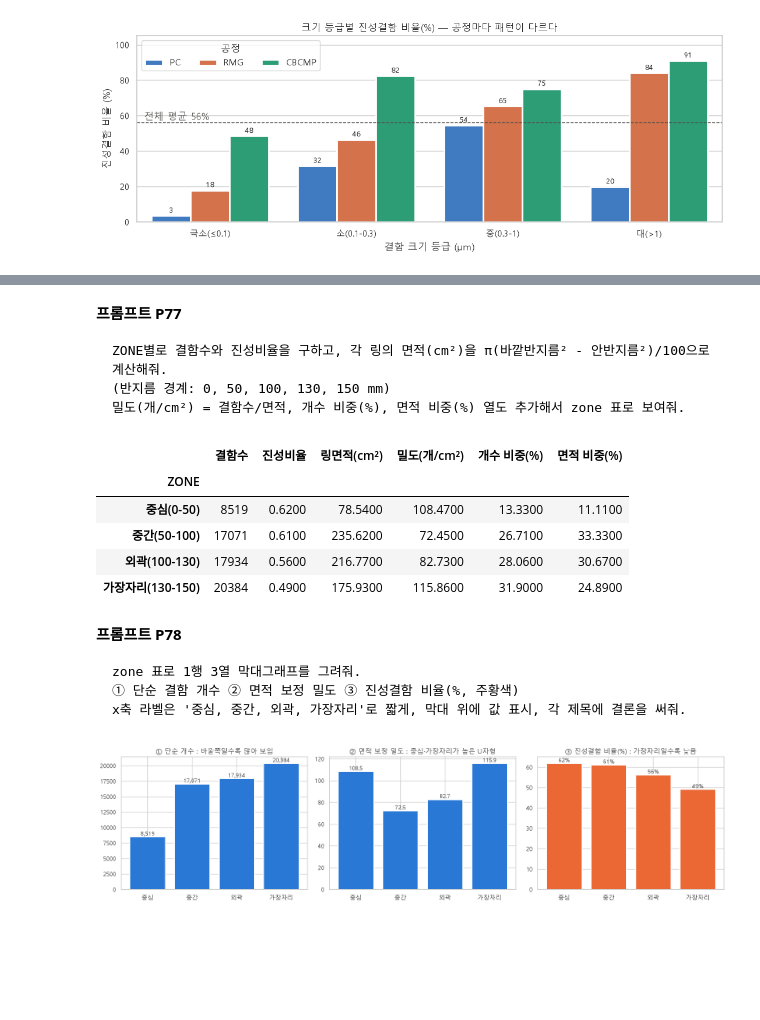
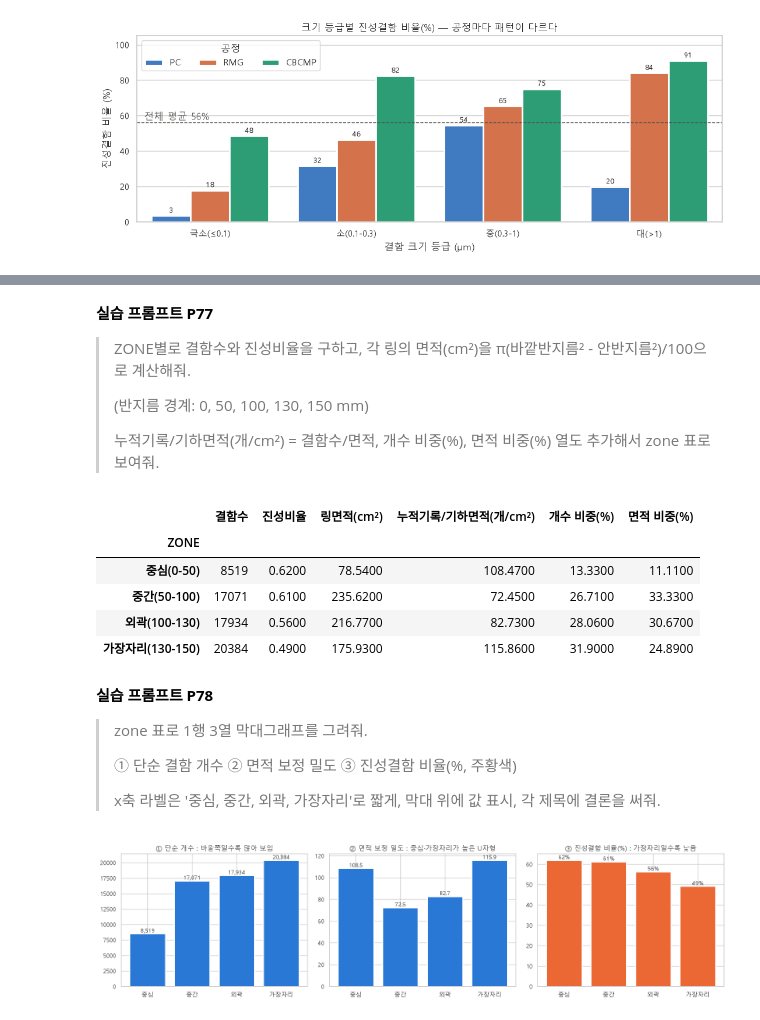
Before and after one commit to Youngpyoryu/Lecture_Note, a Jupyter notebook: 조선이공대/반도체_웨이퍼_EDA_기초통계_A_to_Z_학생용.ipynb, the cells around one changed output, grey strips where cells are left out. Saved outputs shown, nothing was run; the diff lists cells and outputs as text; code cells hidden in the pictures; blank space fills up the shorter version.

````diff
--- a/조선이공대/반도체_웨이퍼_EDA_3일차.ipynb
+++ b/조선이공대/반도체_웨이퍼_EDA_기초통계_A_to_Z_학생용.ipynb
@@ -2469,30 +2407,25 @@ plt.tight_layout(); plt.show()
 # %% [markdown]
-**프롬프트 P77**
-```text
-ZONE별로 결함수와 진성비율을 구하고, 각 링의 면적(cm²)을 π(바깥반지름² - 안반지름²)/100으로 계산해줘.
-(반지름 경계: 0, 50, 100, 130, 150 mm)
-밀도(개/cm²) = 결함수/면적, 개수 비중(%), 면적 비중(%) 열도 추가해서 zone 표로 보여줘.
-```
+**실습 프롬프트 P77**
+
+> ZONE별로 결함수와 진성비율을 구하고, 각 링의 면적(cm²)을 π(바깥반지름² - 안반지름²)/100으로 계산해줘.
+>
+> (반지름 경계: 0, 50, 100, 130, 150 mm)
+>
+> 누적기록/기하면적(개/cm²) = 결함수/면적, 개수 비중(%), 면적 비중(%) 열도 추가해서 zone 표로 보여줘.
 # %%
-bins = [0, 50, 100, 130, 150]
-zone = df.groupby("ZONE", observed=True).agg(결함수=("is_real", "size"), 진성비율=("is_real", "mean"))
-zone["링면적(cm²)"] = [np.pi * (bins[i+1]**2 - bins[i]**2) / 100 for i in range(4)]   # mm² → cm²
-zone["밀도(개/cm²)"] = zone["결함수"] / zone["링면적(cm²)"]
-zone["개수 비중(%)"] = zone["결함수"] / zone["결함수"].sum() * 100
-zone["면적 비중(%)"] = zone["링면적(cm²)"] / zone["링면적(cm²)"].sum() * 100
-zone.round(2)
 # %% [output]
-|  | 결함수 | 진성비율 | 링면적(cm²) | 밀도(개/cm²) | 개수 비중(%) | 면적 비중(%) |
+|  | 결함수 | 진성비율 | 링면적(cm²) | 누적기록/기하면적(개/cm²) | 개수 비중(%) | 면적 비중(%) |
 | ZONE |  |  |  |  |  |  |
 | 중심(0-50) | 8519 | 0.6200 | 78.5400 | 108.4700 | 13.3300 | 11.1100 |
 | 중간(50-100) | 17071 | 0.6100 | 235.6200 | 72.4500 | 26.7100 | 33.3300 |
 | 외곽(100-130) | 17934 | 0.5600 | 216.7700 | 82.7300 | 28.0600 | 30.6700 |
 | 가장자리(130-150) | 20384 | 0.4900 | 175.9300 | 115.8600 | 31.9000 | 24.8900 |
 # %% [markdown]
-**프롬프트 P78**
-```text
-zone 표로 1행 3열 막대그래프를 그려줘.
-① 단순 결함 개수 ② 면적 보정 밀도 ③ 진성결함 비율(%, 주황색)
-x축 라벨은 '중심, 중간, 외곽, 가장자리'로 짧게, 막대 위에 값 표시, 각 제목에 결론을 써줘.
-```
+**실습 프롬프트 P78**
+
+> zone 표로 1행 3열 막대그래프를 그려줘.
+>
+> ① 단순 결함 개수 ② 면적 보정 밀도 ③ 진성결함 비율(%, 주황색)
+>
+> x축 라벨은 '중심, 중간, 외곽, 가장자리'로 짧게, 막대 위에 값 표시, 각 제목에 결론을 써줘.
 # %%
````
Also changed, not shown: parts of 352 cells of this notebook, 3 other files.
